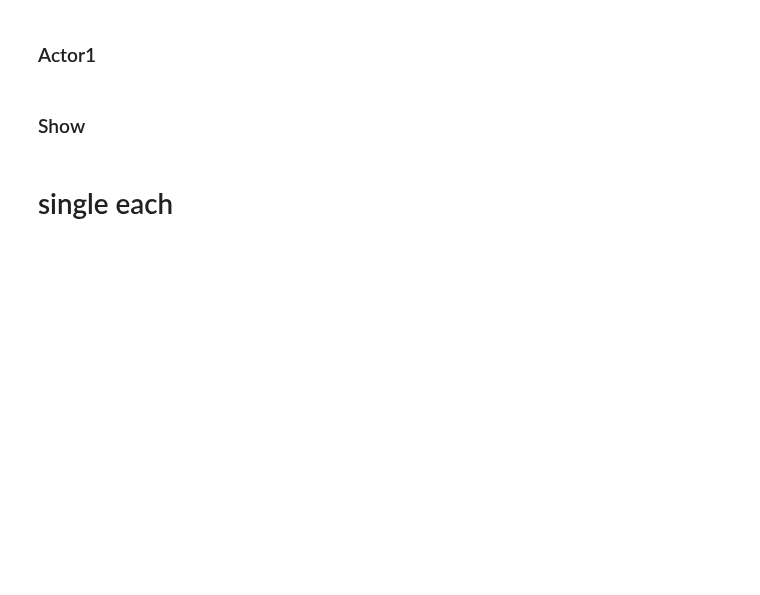
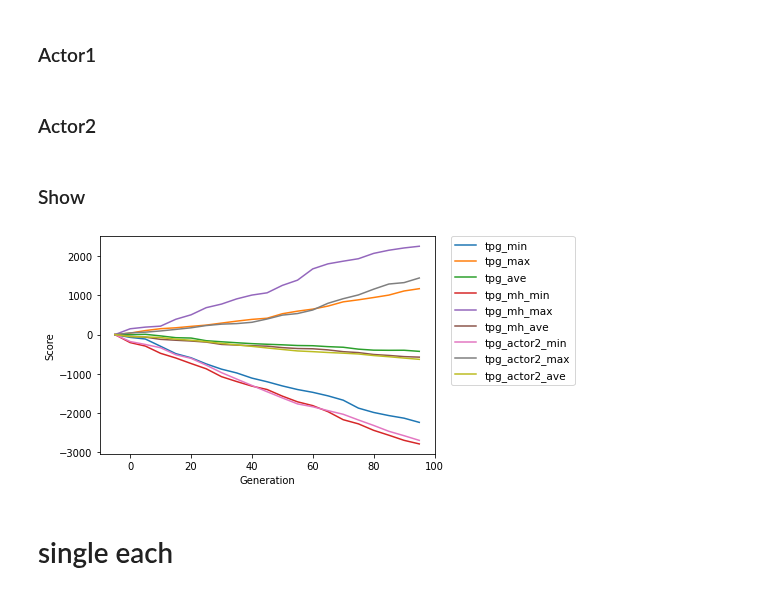
Before and after one commit to oyako-li/TPG, a Jupyter notebook: profile.ipynb, the cells around one changed output. Saved outputs shown, nothing was run; the diff lists cells and outputs as text; code cells hidden in the pictures; blank space fills up the shorter version.

```diff
--- a/profile.ipynb
+++ b/profile.ipynb
@@ -175,3 +231,22 @@ files = [
     f'{prefix}2022-12-05/12-16-18',
     f'{prefix}2022-12-05/12-36-15',
 ]
+renge=100
+step=5
+ends = (renge//step)
+
+mi = np.zeros(ends+1)
+ma = np.zeros(ends+1)
+av = np.zeros(ends+1)
+end=0
+for file in files:
+    _mi, _ma, _av, end = log_accumlation(file,'any', _renge=renge, _step=step)
+    assert _mi.size==mi.size, f'{file} {_mi.size} dont match'
+    mi=np.add(mi,_mi)
+    ma=np.add(ma,_ma)
+    av=np.add(av,_av)
+mi_tpg_actor1=np.divide(mi,10)
+ma_tpg_actor1=np.divide(ma,10)
+av_tpg_actor1=np.divide(av,10)
+# %% [markdown]
+### Actor2
@@ -180,31 +286,40 @@ files = [
 # %%
 renge=100
 step=5
 ends = (renge//step)
 
-mi = np.zeros(ends+1)
-ma = np.zeros(ends+1)
-av = np.zeros(ends+1)
-end=0
-for file in files:
-    _mi, _ma, _av, end = log_accumlation(file,'any', _renge=renge, _step=step)
-    assert _mi.size==mi.size, f'{file} {_mi.size} dont match'
-    mi=np.add(mi,_mi)
-    ma=np.add(ma,_ma)
-    av=np.add(av,_av)
-mi=np.divide(mi,10)
-ma=np.divide(ma,10)
-av=np.divide(av,10)
+# mi = np.zeros(ends+1)
+# ma = np.zeros(ends+1)
+# av = np.zeros(ends+1)
+# end=0
+# for file in files:
+#     _mi, _ma, _av, end = log_accumlation(file,'any', _renge=renge, _step=step)
+#     assert _mi.size==mi.size, f'{file} {_mi.size} dont match'
+#     mi=np.add(mi,_mi)
+#     ma=np.add(ma,_ma)
+#     av=np.add(av,_av)
+# mi=np.divide(mi,10)
+# ma=np.divide(ma,10)
+# av=np.divide(av,10)
 ge = np.arange((ends-mi.size)*step, ends*step, step)
 
-plt.plot(ge, mi, label='min')
-plt.plot(ge, ma, label='max')
-plt.plot(ge, av, label='ave')
+plt.plot(ge, mi_tpg, label='tpg_min')
+plt.plot(ge, ma_tpg, label='tpg_max')
+plt.plot(ge, av_tpg, label='tpg_ave')
+plt.plot(ge, mi_tpg_mh, label='tpg_mh_min')
+plt.plot(ge, ma_tpg_mh, label='tpg_mh_max')
+plt.plot(ge, av_tpg_mh, label='tpg_mh_ave')
+plt.plot(ge, mi_tpg_actor2, label='tpg_actor2_min')
+plt.plot(ge, ma_tpg_actor2, label='tpg_actor2_max')
+plt.plot(ge, av_tpg_actor2, label='tpg_actor2_ave')
 
 plt.ylabel('Score')
 plt.xlabel('Generation')
-plt.legend()
+# plt.legend()
+plt.legend(bbox_to_anchor=(1.05, 1), loc='upper left', borderaxespad=0, fontsize=10.5)
 plt.show()
+# %% [output]
+[figure, added]
 # %% [markdown]
 # single each
 # %% [markdown]
```
Also changed, not shown: parts of 55 cells of this notebook, 35 other files.
